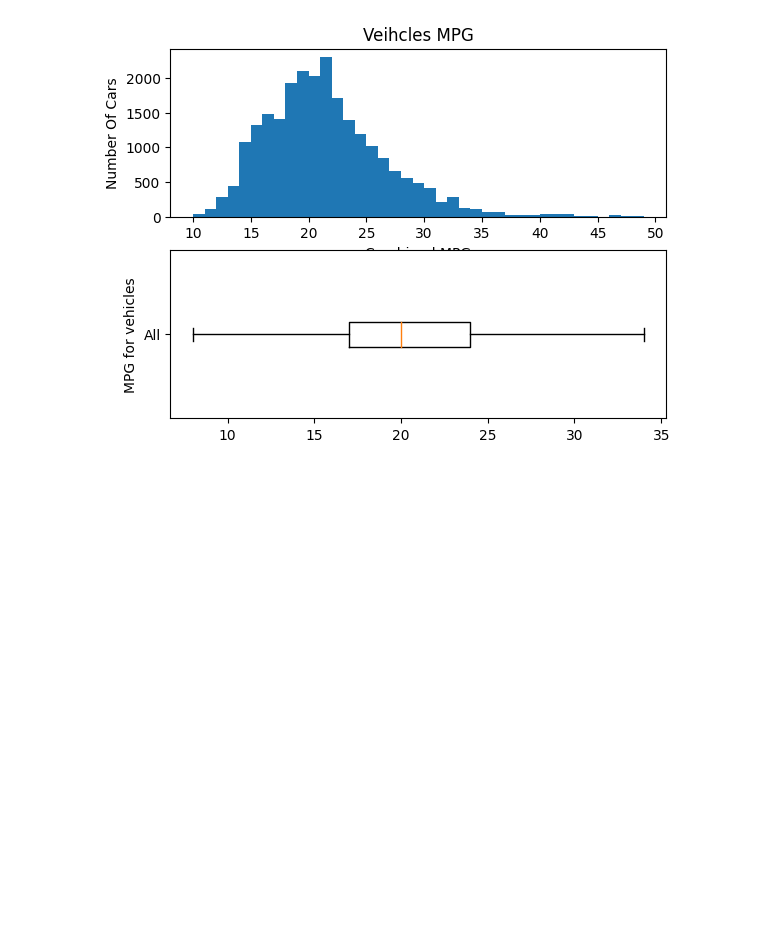
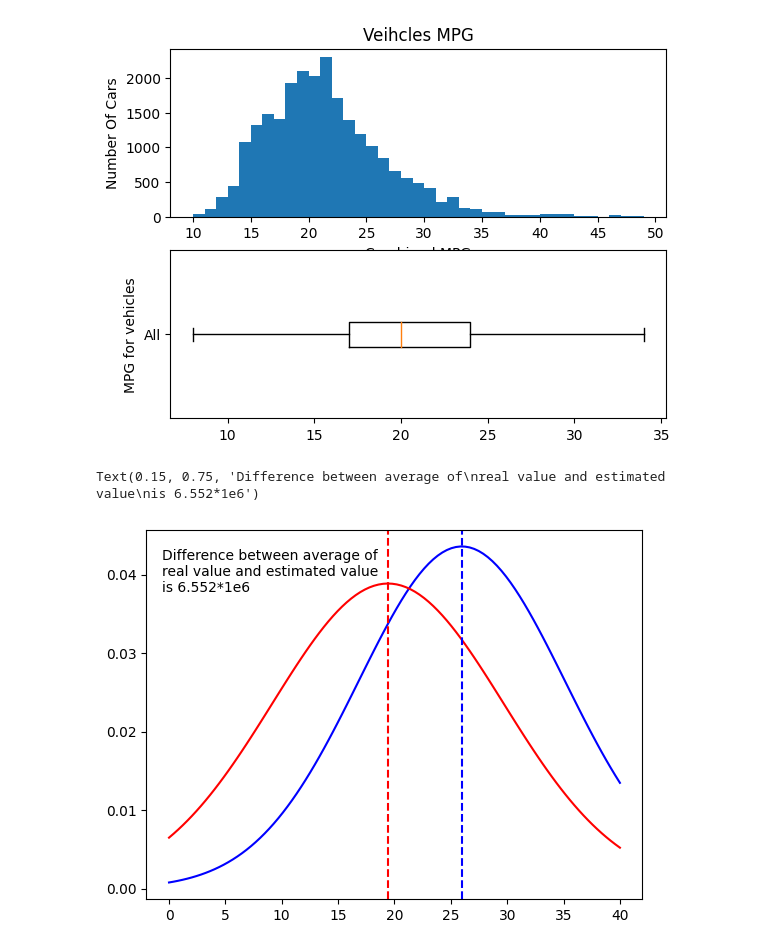
Before and after one commit to masoud533/DataVisualization, a Jupyter notebook: matplotlib.ipynb, the cells around one changed output. Cells and saved outputs as stored; diff of their text form; code cells hidden in the pictures; blank space fills up the shorter version.

```diff
--- a/matplotlib.ipynb
+++ b/matplotlib.ipynb
@@ -49,3 +50,20 @@ ax2.boxplot(data['comb08'], labels=['All'], vert=False,showfliers=False)
 ax2.set( ylabel='MPG for vehicles');
 # %% [output]
 [figure]
+# %%
+xmin, xmax = 0, 40
+x = np.linspace(xmin, xmax, 100)
+# %%
+fig, ax = plt.subplots()
+highway = stats.norm.pdf(x, np.mean(data['highway08']),  np.std(data['highway08']))
+city = stats.norm.pdf(x, np.mean(data['city08']), np.std(data['city08']))
+ax.plot(x, highway, 'b', label = 'highway')
+ax.plot(x, city, 'r', label = 'city')
+ax.axvline(np.mean(data['highway08']), color = 'b', linestyle= '--' )
+ax.axvline(np.mean(data['city08']), color = 'r', linestyle='--')
+
+difference_value = round((np.mean(data['highway08']) - np.mean(data['city08'])),3)
+fig.text(0.15,0.75,('Difference between average of\nreal value and estimated value\nis '+str(difference_value)+'*1e6'))
+# %% [output]
+Text(0.15, 0.75, 'Difference between average of\nreal value and estimated value\nis 6.552*1e6')
+[figure, added]
```
Also changed, not shown: parts of 2 cells of this notebook.
